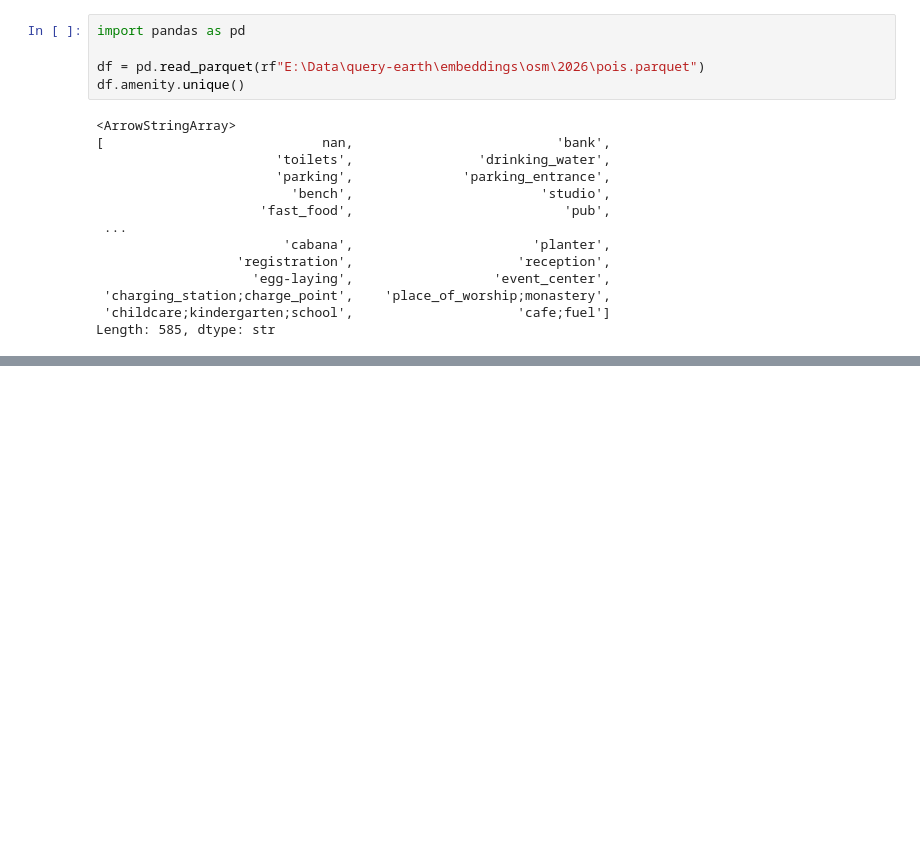
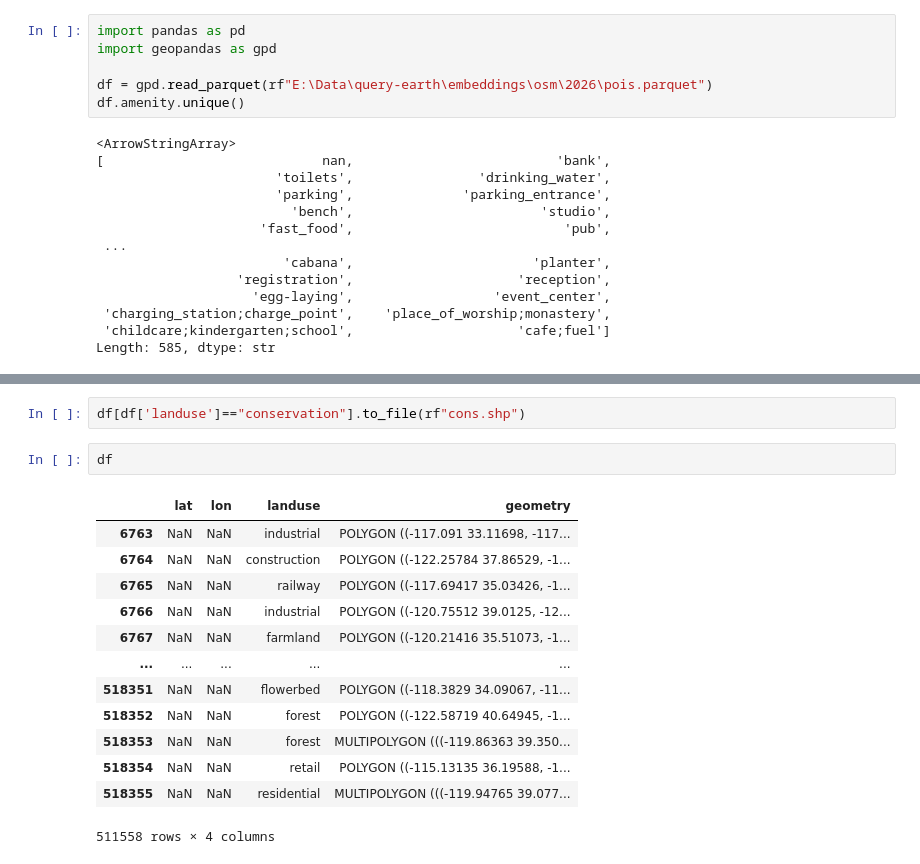
Before and after one commit to sarkarsusanket/esri-earth-search-engine, a Jupyter notebook: notebooks/osm_preprocess.ipynb, the cells around one changed output, grey strips where cells are left out. Drawn from its saved outputs; the diff is of its cells as text; blank space fills up the shorter version.

```diff
--- a/notebooks/osm_preprocess.ipynb
+++ b/notebooks/osm_preprocess.ipynb
@@ -574,8 +575,9 @@ df.waterway.unique()
 Length: 52, dtype: str
 # %%
 import pandas as pd
+import geopandas as gpd
 
-df = pd.read_parquet(rf"E:\Data\query-earth\embeddings\osm\2026\pois.parquet")
+df = gpd.read_parquet(rf"E:\Data\query-earth\embeddings\osm\2026\pois.parquet")
 df.amenity.unique()
 # %% [output]
 <ArrowStringArray>
@@ -593,0 +637,18 @@ Length: 585, dtype: str
+# %%
+df[df['landuse']=="conservation"].to_file(rf"cons.shp")
+# %%
+df
+# %% [output]
+|  | lat | lon | landuse | geometry |
+| 6763 | NaN | NaN | industrial | POLYGON ((-117.091 33.11698, -117... |
+| 6764 | NaN | NaN | construction | POLYGON ((-122.25784 37.86529, -1... |
+| 6765 | NaN | NaN | railway | POLYGON ((-117.69417 35.03426, -1... |
+| 6766 | NaN | NaN | industrial | POLYGON ((-120.75512 39.0125, -12... |
+| 6767 | NaN | NaN | farmland | POLYGON ((-120.21416 35.51073, -1... |
+| ... | ... | ... | ... | ... |
+| 518351 | NaN | NaN | flowerbed | POLYGON ((-118.3829 34.09067, -11... |
+| 518352 | NaN | NaN | forest | POLYGON ((-122.58719 40.64945, -1... |
+| 518353 | NaN | NaN | forest | MULTIPOLYGON (((-119.86363 39.350... |
+| 518354 | NaN | NaN | retail | POLYGON ((-115.13135 36.19588, -1... |
+| 518355 | NaN | NaN | residential | MULTIPOLYGON (((-119.94765 39.077... |
+511558 rows × 4 columns
```
Also changed, not shown: parts of 11 cells of this notebook, 1 other file.
